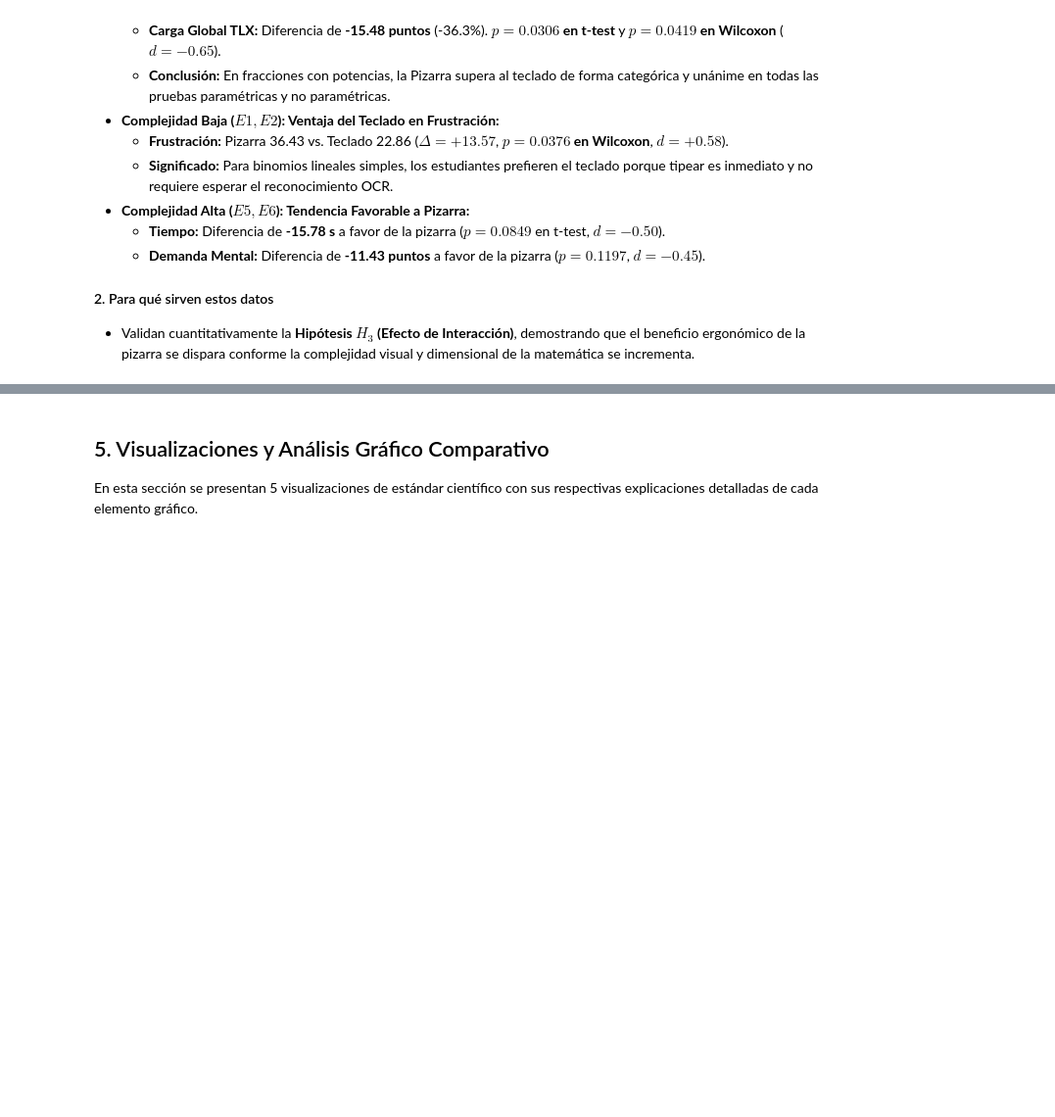
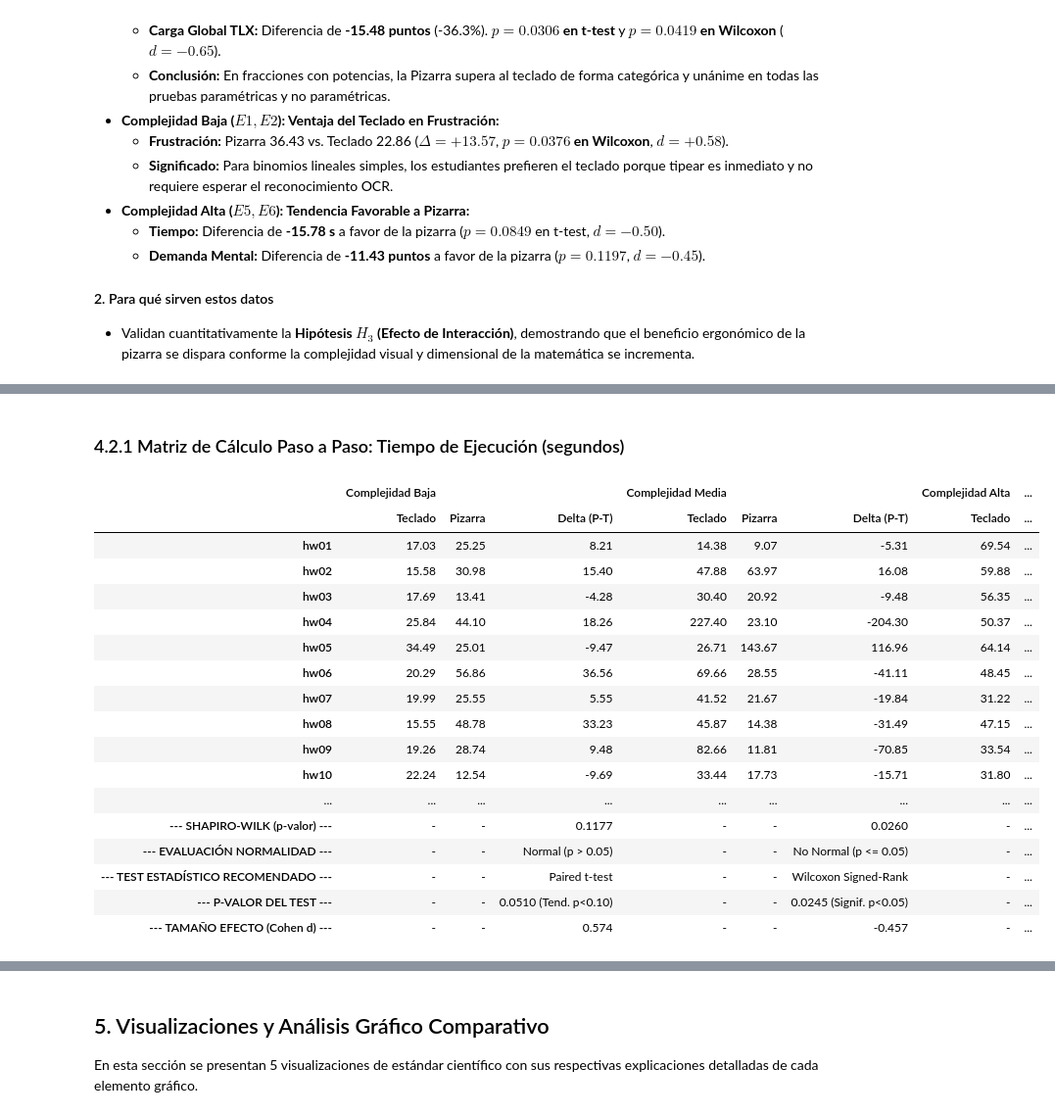
Before and after one commit to NyRoo12/analisis_datos_estudiantes, a Jupyter notebook: analisis_resultados_estudio.ipynb, the cells around one changed output, grey strips where cells are left out. Shown at 98% size. Drawn from its saved outputs; the diff is of its cells as text; code cells hidden in the pictures; blank space fills up the shorter version.

```diff
--- a/analisis_resultados_estudio.ipynb
+++ b/analisis_resultados_estudio.ipynb
@@ -458,0 +631,24 @@ Esta tabla constituye el **hallazgo cuantitativo central de la investigación**:
+# %% [markdown]
+### 4.2.1 Matriz de Cálculo Paso a Paso: Tiempo de Ejecución (segundos)
+# %%
+matriz_tiempo = construir_matriz_desglose_completa(df, 'seconds', "Matriz de Cálculo Paso a Paso: Tiempo de Ejecución (s)")
+display(matriz_tiempo)
+# %% [output]
+|  | Complejidad Baja |  |  | Complejidad Media |  |  | Complejidad Alta | ... |
+|  | Teclado | Pizarra | Delta (P-T) | Teclado | Pizarra | Delta (P-T) | Teclado | ... |
+| hw01 | 17.03 | 25.25 | 8.21 | 14.38 | 9.07 | -5.31 | 69.54 | ... |
+| hw02 | 15.58 | 30.98 | 15.40 | 47.88 | 63.97 | 16.08 | 59.88 | ... |
+| hw03 | 17.69 | 13.41 | -4.28 | 30.40 | 20.92 | -9.48 | 56.35 | ... |
+| hw04 | 25.84 | 44.10 | 18.26 | 227.40 | 23.10 | -204.30 | 50.37 | ... |
+| hw05 | 34.49 | 25.01 | -9.47 | 26.71 | 143.67 | 116.96 | 64.14 | ... |
+| hw06 | 20.29 | 56.86 | 36.56 | 69.66 | 28.55 | -41.11 | 48.45 | ... |
+| hw07 | 19.99 | 25.55 | 5.55 | 41.52 | 21.67 | -19.84 | 31.22 | ... |
+| hw08 | 15.55 | 48.78 | 33.23 | 45.87 | 14.38 | -31.49 | 47.15 | ... |
+| hw09 | 19.26 | 28.74 | 9.48 | 82.66 | 11.81 | -70.85 | 33.54 | ... |
+| hw10 | 22.24 | 12.54 | -9.69 | 33.44 | 17.73 | -15.71 | 31.80 | ... |
+| ... | ... | ... | ... | ... | ... | ... | ... | ... |
+| --- SHAPIRO-WILK (p-valor) --- | - | - | 0.1177 | - | - | 0.0260 | - | ... |
+| --- EVALUACIÓN NORMALIDAD --- | - | - | Normal (p > 0.05) | - | - | No Normal (p <= 0.05) | - | ... |
+| --- TEST ESTADÍSTICO RECOMENDADO --- | - | - | Paired t-test | - | - | Wilcoxon Signed-Rank | - | ... |
+| --- P-VALOR DEL TEST --- | - | - | 0.0510 (Tend. p<0.10) | - | - | 0.0245 (Signif. p<0.05) | - | ... |
+| --- TAMAÑO EFECTO (Cohen d) --- | - | - | 0.574 | - | - | -0.457 | - | ... |
```
Also changed, not shown: parts of 28 cells of this notebook.
